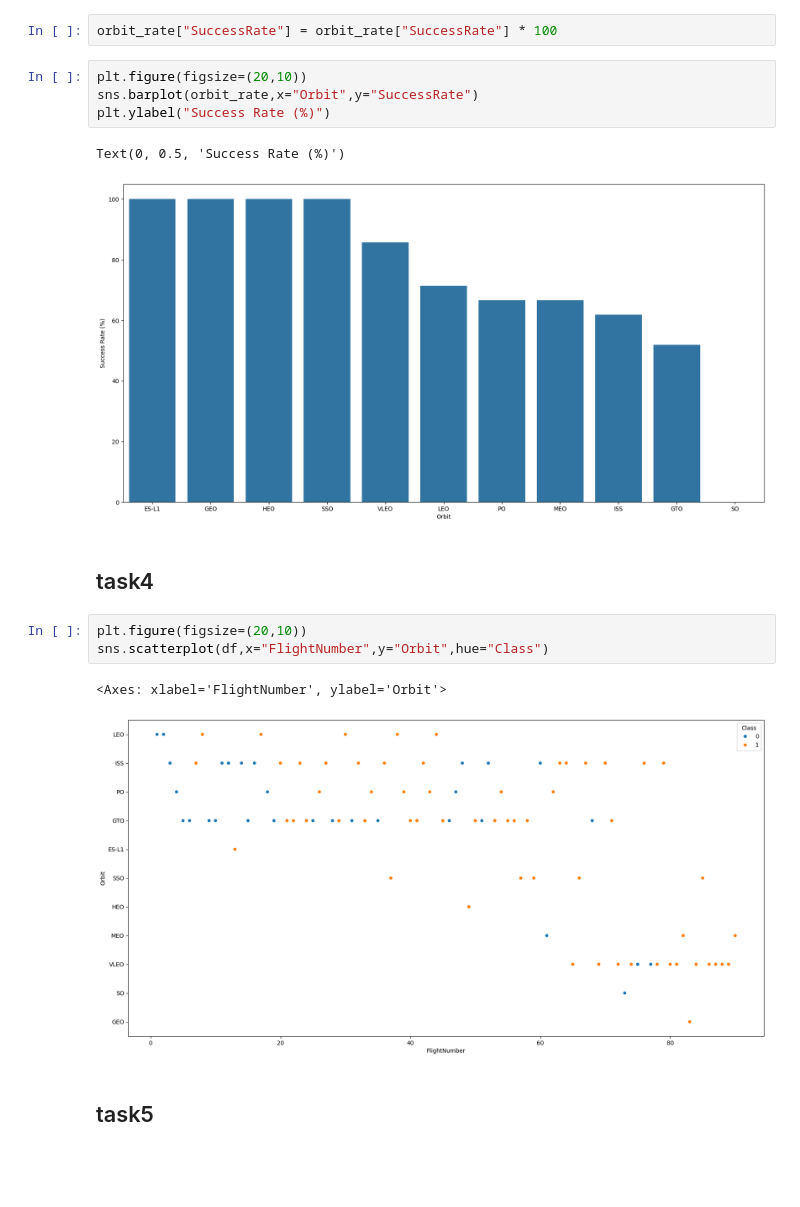
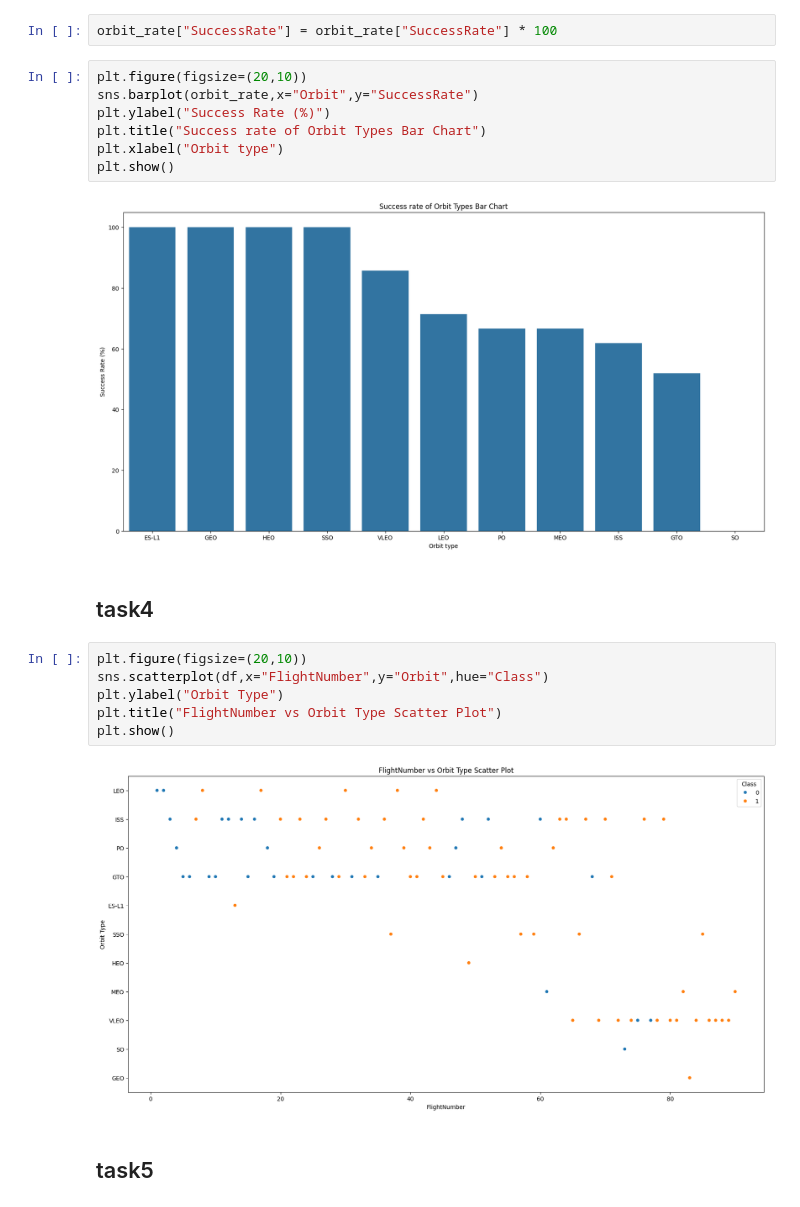
Before and after one commit to felnogueira/dscapstone, a Jupyter notebook: capstone5.ipynb, the cells around one changed output. Saved outputs shown, nothing was run; the diff lists cells and outputs as text; blank space fills up the shorter version.

```diff
--- a/capstone5.ipynb
+++ b/capstone5.ipynb
@@ -156,18 +158,22 @@ orbit_rate["SuccessRate"] = orbit_rate["SuccessRate"] * 100
 # %%
 plt.figure(figsize=(20,10))
 sns.barplot(orbit_rate,x="Orbit",y="SuccessRate")
 plt.ylabel("Success Rate (%)")
+plt.title("Success rate of Orbit Types Bar Chart")
+plt.xlabel("Orbit type")
+plt.show()
 # %% [output]
-Text(0, 0.5, 'Success Rate (%)')
-[figure, old version]
+[figure, new version]
 # %% [markdown]
 ## task4
 # %%
 plt.figure(figsize=(20,10))
 sns.scatterplot(df,x="FlightNumber",y="Orbit",hue="Class")
+plt.ylabel("Orbit Type")
+plt.title("FlightNumber vs Orbit Type Scatter Plot")
+plt.show()
 # %% [output]
-<Axes: xlabel='FlightNumber', ylabel='Orbit'>
-[figure, old version]
+[figure, new version]
 # %% [markdown]
 ## task5
 # %%
```
Also changed, not shown: parts of 6 cells of this notebook.
